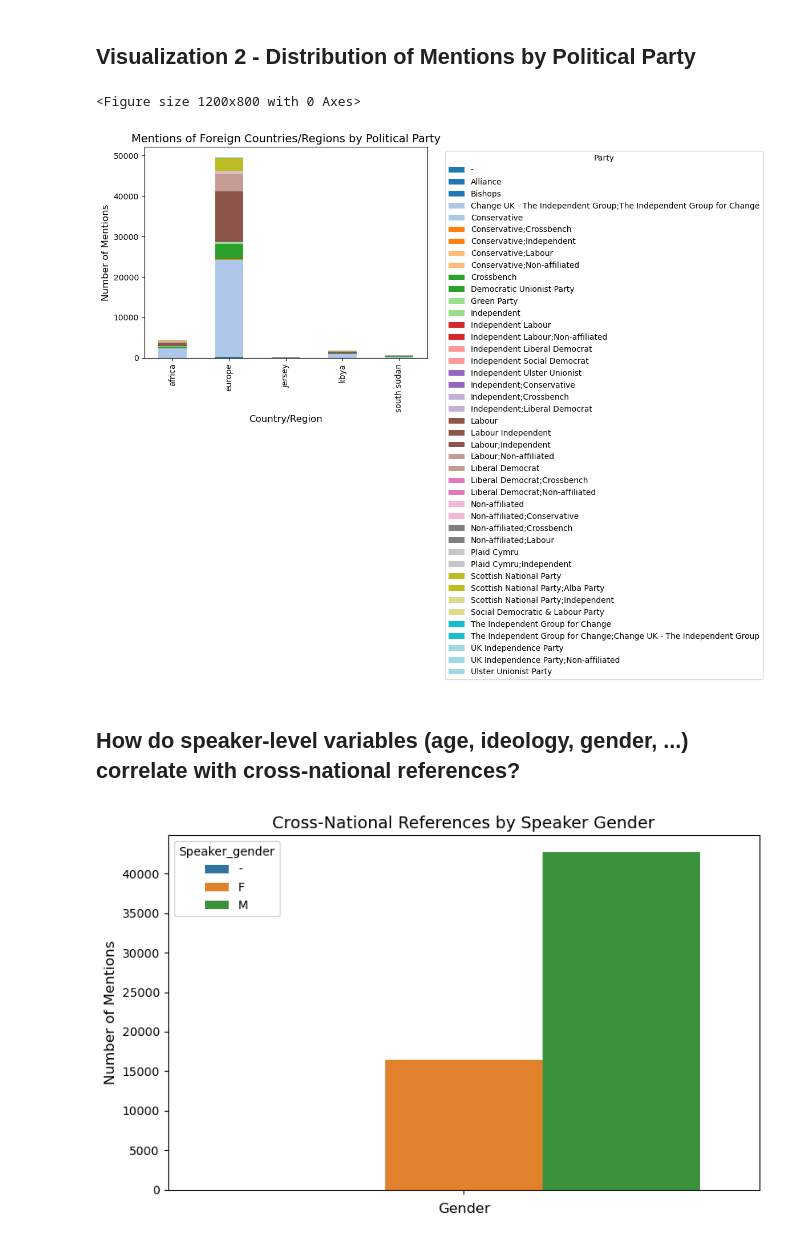
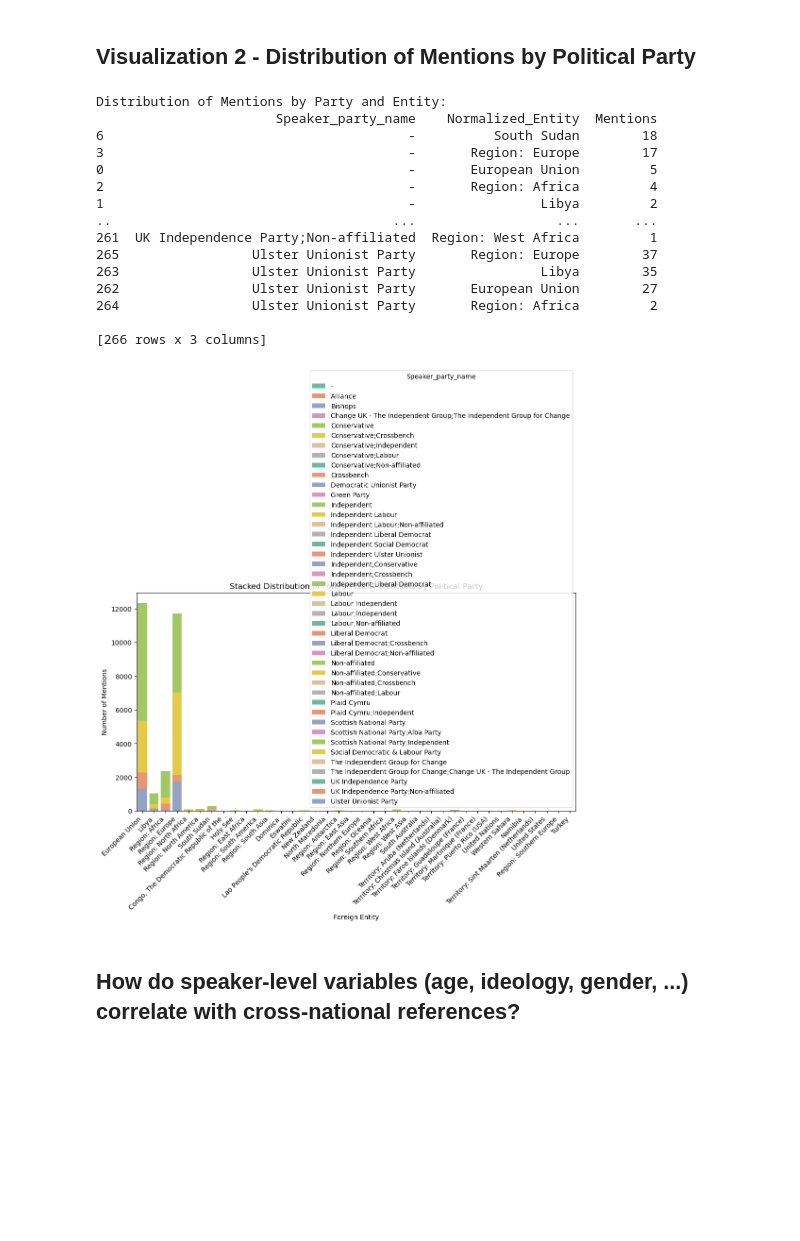
Before and after one commit to dhh25/parlianets, a Jupyter notebook: scripts/statistics/GB_visualization.ipynb, the cells around one changed output. Drawn from its saved outputs; the diff is of its cells as text; code cells hidden in the pictures; blank space fills up the shorter version.

```diff
--- a/scripts/statistics/GB_visualization.ipynb
+++ b/scripts/statistics/GB_visualization.ipynb
@@ -61,50 +300,37 @@ Passing `palette` without assigning `hue` is deprecated and will be removed in v
 # %% [markdown]
 ## Visualization 2 - Distribution of Mentions by Political Party
-# %%
-# Aggregate mentions by entity and party (focus on top 5 entities for clarity)
-top_5_entities = frequency_table.head(5)["entity_normalized"].to_list()
-df_filtered = df_foreign.filter(pl.col("entity_normalized").is_in(top_5_entities))
-
-party_mentions = df_filtered.group_by(["entity_normalized", "Speaker_party_name"]).agg(
-    count=pl.col("entity_normalized").count()
-).sort(["entity_normalized", "count"], descending=[False, True]).to_pandas()
-
-# Pivot the data for plotting
-pivot_table = party_mentions.pivot(index="entity_normalized", columns="Speaker_party_name", values="count").fillna(0)
-
-# Create stacked bar plot
-plt.figure(figsize=(12, 8))
-pivot_table.plot(kind="bar", stacked=True, cmap="tab20")
-plt.title("Mentions of Foreign Countries/Regions by Political Party", fontsize=14)
-plt.xlabel("Country/Region", fontsize=12)
-plt.ylabel("Number of Mentions", fontsize=12)
-plt.legend(title="Party", bbox_to_anchor=(1.05, 1), loc="upper left")
-plt.tight_layout()
-plt.show()
-# %% [output]
-<Figure size 1200x800 with 0 Axes>
-[figure, removed]
+# %%
+# Aggregate mentions by entity and party (focus on top 5 entities for clarity)
+party_entity_dist = df_foreign.groupby(['Speaker_party_name', 'Normalized_Entity']).size().reset_index(name='Mentions')
+
+
+print("Distribution of Mentions by Party and Entity:")
+print(party_entity_dist.sort_values(by=['Speaker_party_name', 'Mentions'], ascending=[True, False]))
+
+plt.figure(figsize=(12, 6))
+sns.barplot(data=party_entity_dist, x='Normalized_Entity', y='Mentions', hue='Speaker_party_name', palette='Set2', dodge=False)
+plt.title('Stacked Distribution of Foreign Entity Mentions by Political Party')
+plt.xlabel('Foreign Entity')
+plt.ylabel('Number of Mentions')
+plt.xticks(rotation=45, ha='right')
+plt.tight_layout()
+plt.show()
+# %% [output]
+Distribution of Mentions by Party and Entity:
+                       Speaker_party_name    Normalized_Entity  Mentions
+6                                       -          South Sudan        18
+3                                       -       Region: Europe        17
+0                                       -       European Union         5
+2                                       -       Region: Africa         4
+1                                       -                Libya         2
+..                                    ...                  ...       ...
+261  UK Independence Party;Non-affiliated  Region: West Africa         1
+265                 Ulster Unionist Party       Region: Europe        37
+263                 Ulster Unionist Party                Libya        35
+262                 Ulster Unionist Party       European Union        27
+264                 Ulster Unionist Party       Region: Africa         2
+
+[266 rows x 3 columns]
+[figure, added]
 # %% [markdown]
 ## How do speaker-level variables (age, ideology, gender, ...) correlate with cross-national references?
-# %%
-import polars as pl
-import matplotlib.pyplot as plt
-import seaborn as sns
-import pandas as pd
-
-
-# Count mentions by gender
-gender_mentions = df_foreign.group_by("Speaker_gender").agg(
-    count=pl.col("entity_normalized").count()
-).to_pandas()
-
-# Visualize mentions by gender
-plt.figure(figsize=(8, 5))
-sns.barplot(data=gender_mentions, hue="Speaker_gender", y="count", legend=True)
-plt.title("Cross-National References by Speaker Gender", fontsize=14)
-plt.xlabel("Gender", fontsize=12)
-plt.ylabel("Number of Mentions", fontsize=12)
-plt.tight_layout()
-plt.show()
-# %% [output]
-[figure, removed]
```
Also changed, not shown: parts of 14 cells of this notebook.
